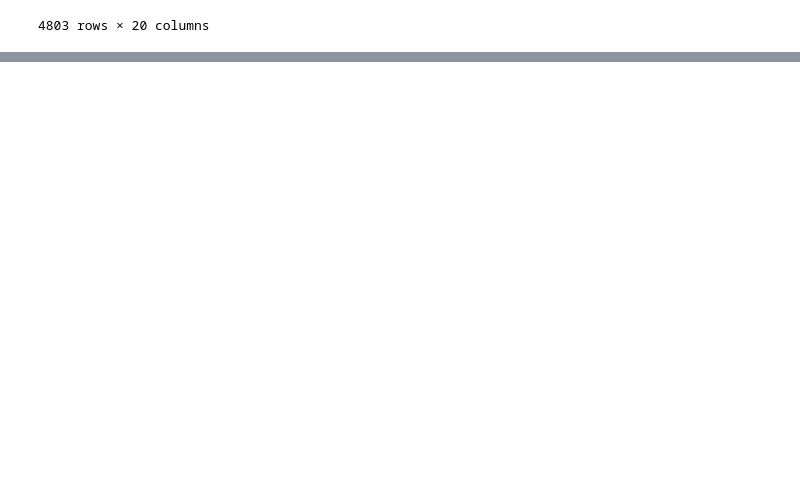
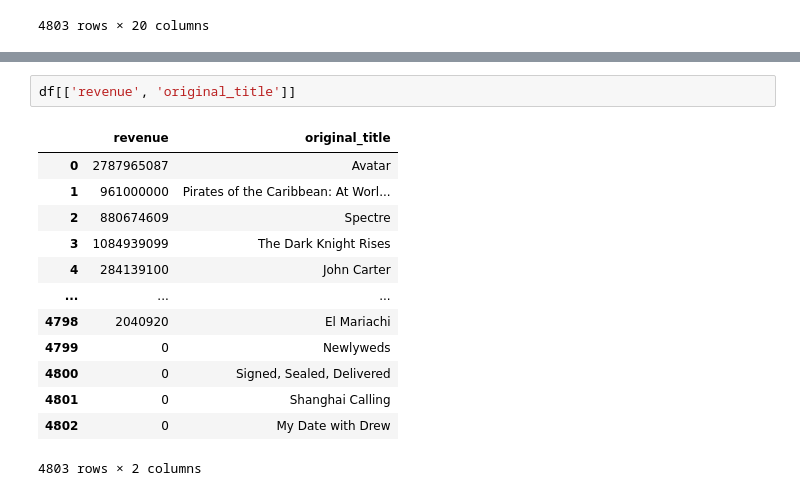
Before and after one commit to Ito-01-20/statistics_practice, a Jupyter notebook: Pandas_practice.ipynb, the cells around one changed output, grey strips where cells are left out. Cells and saved outputs as stored; diff of their text form; blank space fills up the shorter version.

```diff
--- a/Pandas_practice.ipynb
+++ b/Pandas_practice.ipynb
@@ -36,0 +105,16 @@ df
+# %%
+df[['revenue', 'original_title']]
+# %% [output]
+|  | revenue | original_title |
+| 0 | 2787965087 | Avatar |
+| 1 | 961000000 | Pirates of the Caribbean: At Worl... |
+| 2 | 880674609 | Spectre |
+| 3 | 1084939099 | The Dark Knight Rises |
+| 4 | 284139100 | John Carter |
+| ... | ... | ... |
+| 4798 | 2040920 | El Mariachi |
+| 4799 | 0 | Newlyweds |
+| 4800 | 0 | Signed, Sealed, Delivered |
+| 4801 | 0 | Shanghai Calling |
+| 4802 | 0 | My Date with Drew |
+4803 rows × 2 columns
```
Also changed, not shown: parts of 13 cells of this notebook.
